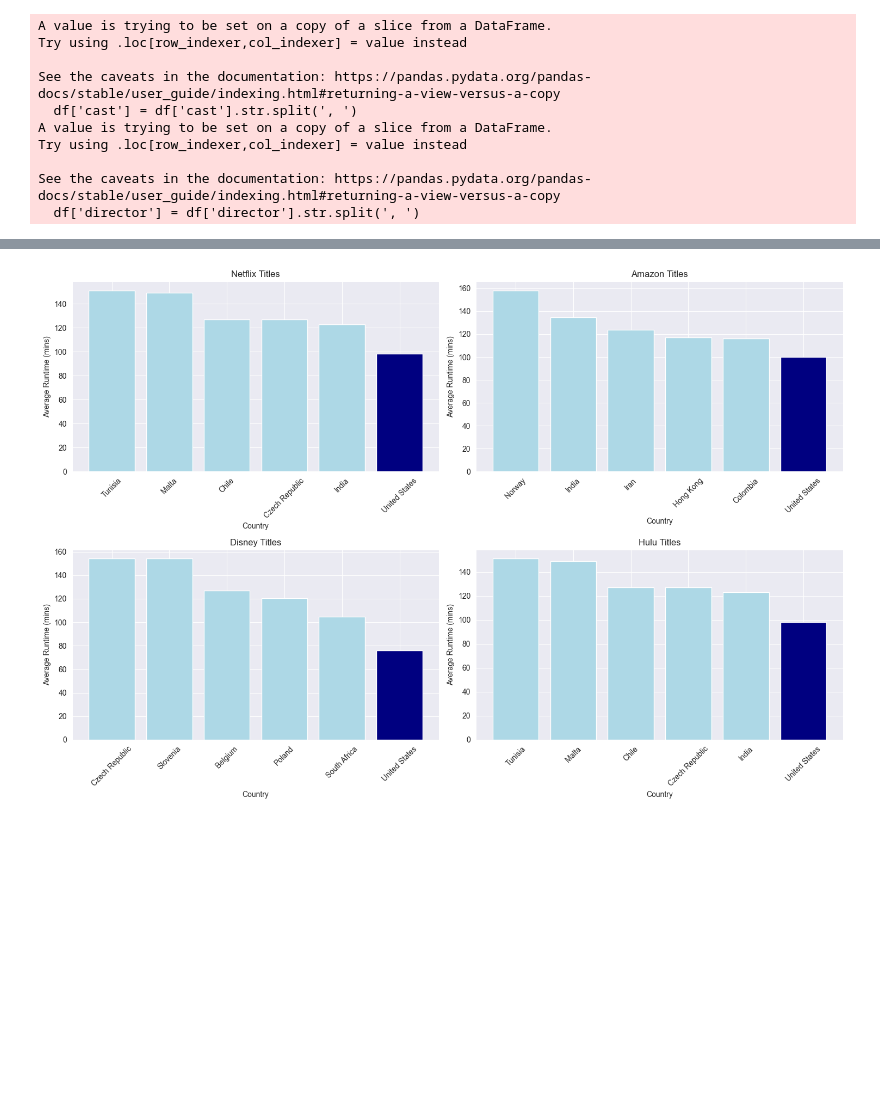
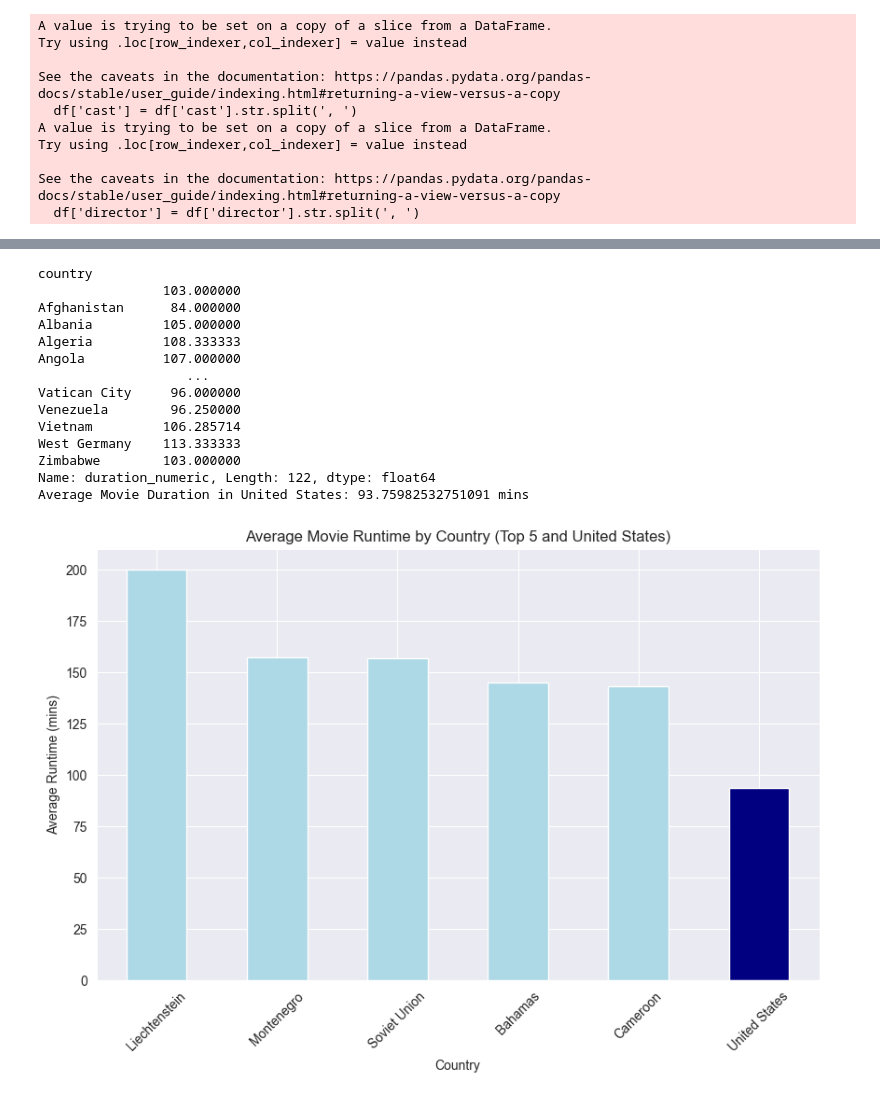
Before and after one commit to Arleee1/Zuckflix, a Jupyter notebook: MetaDataAnalysis.ipynb, the cells around one changed output, grey strips where cells are left out. Cells and saved outputs as stored; diff of their text form; code cells hidden in the pictures; blank space fills up the shorter version.

```diff
--- a/MetaDataAnalysis.ipynb
+++ b/MetaDataAnalysis.ipynb
@@ -490,38 +545,38 @@ plt.show()
 # %%
-dataframes = {
-    'Netflix Titles': df,
-    'Amazon Titles': adf,
-    'Disney Titles': ddf,
-    'Hulu Titles': hdf
-}
+movies_df = df[df['type'] == 'Movie']
+# Convert duration to numeric
+movies_df['duration_numeric'] = pd.to_numeric(movies_df['duration'].str.extract('(\d+)')[0], errors='coerce')
 
-fig, axs = plt.subplots(2, 2, figsize=(15, 10))  # Setup a 2x2 grid
-axs = axs.flatten()  # Flatten the 2x2 grid into a 1D array for easy iteration
+# Split the 'country' column on comma to account for multiple countries
+movies_df['country'] = movies_df['country'].str.split(', ')
 
-for idx, (title, frame) in enumerate(dataframes.items()):
-    # Process each DataFrame
-    movies_df = frame[frame['type'] == 'Movie']
-    movies_df['duration_numeric'] = pd.to_numeric(movies_df['duration'].str.extract('(\d+)')[0], errors='coerce')
-    movies_df['country'] = movies_df['country'].str.split(', ')
-    exploded_movies_df = movies_df.explode('country')
-    exploded_movies_df['duration_numeric'] = pd.to_numeric(exploded_movies_df['duration'].str.extract('(\d+)')[0], errors='coerce')
-    average_movie_duration = exploded_movies_df.groupby('country')['duration_numeric'].mean()
+# Explode the DataFrame to have separate rows for each country associated with a movie
+exploded_movies_df = movies_df.explode('country')
 
-    # Select top 5 countries and handle the 'United States' case
-    top_5_movie_durations = average_movie_duration.sort_values(ascending=False).head(5)
-    if 'United States' not in top_5_movie_durations.index:
-        us_duration = pd.Series(average_movie_duration.get('United States', 'Not Available'), index=['United States'])
-        top_5_movie_durations = pd.concat([top_5_movie_durations, us_duration])
+# Calculate average movie duration by country
+average_movie_duration = exploded_movies_df.groupby('country')['duration_numeric'].mean()
+print(average_movie_duration)
 
-    # Plotting on the respective subplot
-    axs[idx].bar(top_5_movie_durations.index, top_5_movie_durations.values, color=['lightblue' if country != 'United States' else 'navy' for country in top_5_movie_durations.index])
-    axs[idx].set_title(title)
-    axs[idx].set_xlabel('Country')
-    axs[idx].set_ylabel('Average Runtime (mins)')
-    axs[idx].tick_params(axis='x', rotation=45)
+# Get average movie duration for the United States
+us_average_movie_duration = average_movie_duration.get('United States', 'Not Available')
+print("Average Movie Duration in United States:", us_average_movie_duration, "mins")
 
-# Adjust layout to prevent overlap
-plt.tight_layout()
+# Select top 5 countries based on average movie duration
+top_5_movie_durations = average_movie_duration.sort_values(ascending=False).head(5)
+
+# If United States is not in the top 5, add it separately
+if 'United States' not in top_5_movie_durations.index:
+    us_duration = pd.Series(average_movie_duration.get('United States', 'Not Available'), index=['United States'])
+    top_5_movie_durations = pd.concat([top_5_movie_durations, us_duration])
+
+# Plotting the graph for movies
+plt.figure(figsize=(10, 6))
+top_5_movie_durations.plot(kind='bar', color=['lightblue' if country != 'United States' else 'navy' for country in top_5_movie_durations.index])
+
+plt.title('Average Movie Runtime by Country (Top 5 and United States)')
+plt.xlabel('Country')
+plt.ylabel('Average Runtime (mins)')
+plt.xticks(rotation=45)
 plt.show()
 # %% [output]
 A value is trying to be set on a copy of a slice from a DataFrame.
@@ -544 +592,15 @@ See the caveats in the documentation: https://pandas.pydata.org/pandas-docs/stab
+country
+                103.000000
+Afghanistan      84.000000
+Albania         105.000000
+Algeria         108.333333
+Angola          107.000000
+                   ...
+Vatican City     96.000000
+Venezuela        96.250000
+Vietnam         106.285714
+West Germany    113.333333
+Zimbabwe        103.000000
+Name: duration_numeric, Length: 122, dtype: float64
+Average Movie Duration in United States: 93.75982532751091 mins
-[figure, old version]
+[figure, new version]
```
Also changed, not shown: parts of 9 cells of this notebook.
